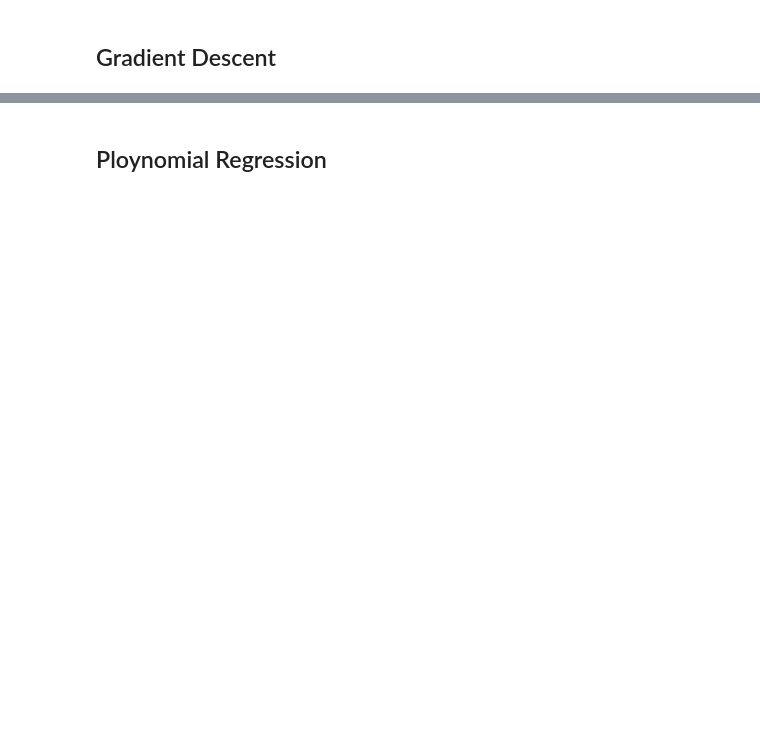
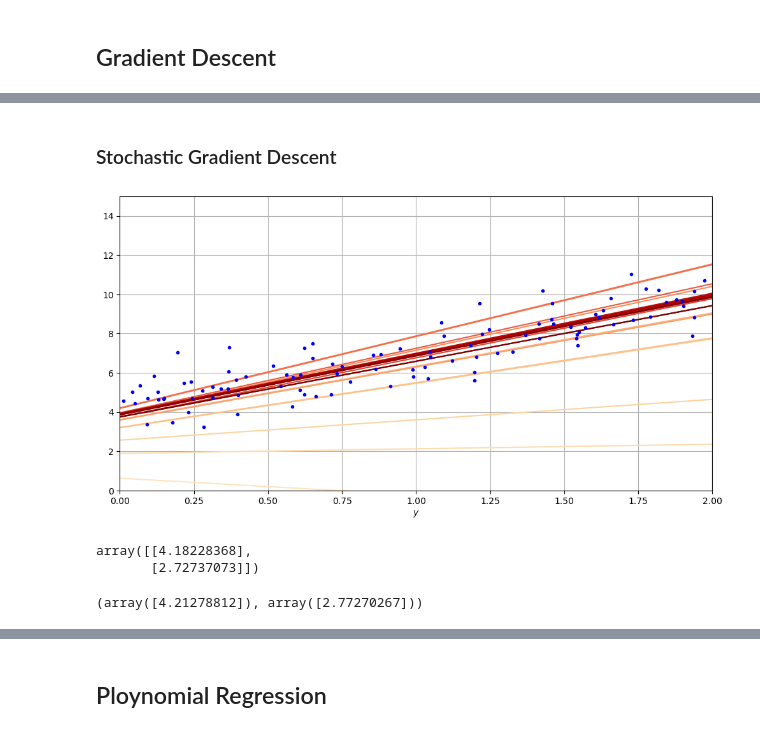
Before and after one commit to LucasVmigotto/oreilly-geron-hands-on-machine-learning-3, a Jupyter notebook: notebooks/4-linear-models.ipynb, the cells around one changed output, grey strips where cells are left out. Drawn from its saved outputs; the diff is of its cells as text; code cells hidden in the pictures; blank space fills up the shorter version.

```diff
--- a/notebooks/4-linear-models.ipynb
+++ b/notebooks/4-linear-models.ipynb
@@ -94,0 +183,66 @@ array([[4.51359766],
+# %% [markdown]
+### Stochastic Gradient Descent
+# %%
+theta_path_sgd = []
+
+m = len(X_b)
+n_epochs = 50
+t0, t1 = 5, 50
+
+def learning_schedule(t):
+    return t0 / (t + t1)
+
+theta = np.random.randn(2, 1)
+
+n_show = 20
+plt.figure(figsize=(12, 6))
+
+for epoch in range(n_epochs):
+    for i in range(m):
+
+        if epoch == 0 and i < n_show:
+            y_predict = X_new_b @ theta
+            color = mpl.colors.rgb2hex(plt.cm.OrRd(i / n_show + .15))
+            plt.plot(X_new, y_predict, color=color)
+
+        random_index = np.random.randint(m)
+
+        xi = X_b[random_index:random_index + 1]
+        yi = y[random_index:random_index + 1]
+
+        gradients = 2 * xi.T @ (xi @ theta - yi)
+
+        eta = learning_schedule(epoch * m + i)
+
+        theta -= eta * gradients
+
+        theta_path_sgd.append(theta)
+
+
+plt.plot(X, y, 'b.')
+plt.xlabel('$x_1$')
+plt.xlabel('$y$', rotation=0)
+plt.axis([0, 2, 0, 15])
+plt.grid()
+# %% [output]
+[figure, added]
+# %%
+theta
+# %% [output]
+array([[4.18228368],
+       [2.72737073]])
+# %%
+from sklearn.linear_model import SGDRegressor
+
+sgd_reg = SGDRegressor(max_iter=1000,
+                       tol=1e-5,
+                       penalty=None,
+                       eta0=.01,
+                       n_iter_no_change=100,
+                       random_state=SEED)
+
+sgd_reg.fit(X, y.ravel())
+
+sgd_reg.intercept_, sgd_reg.coef_
+# %% [output]
+(array([4.21278812]), array([2.77270267]))
```
Also changed, not shown: parts of 23 cells of this notebook.
